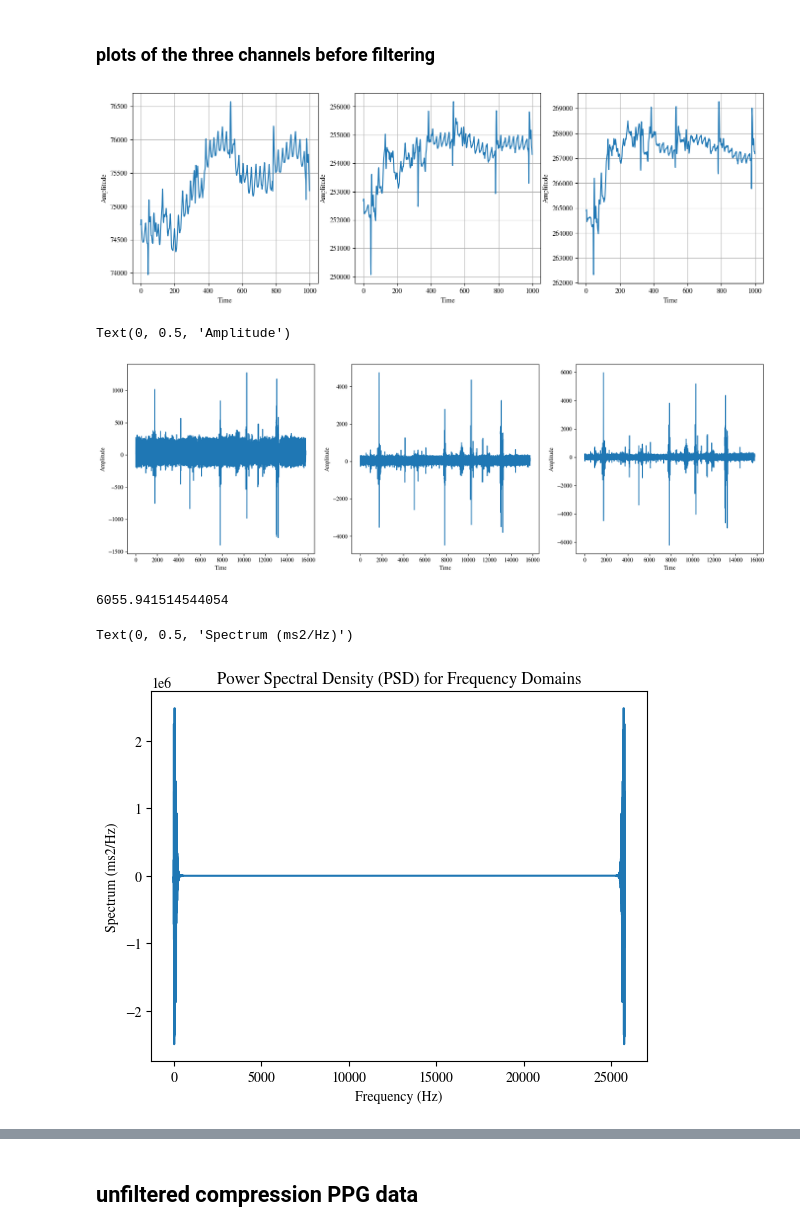
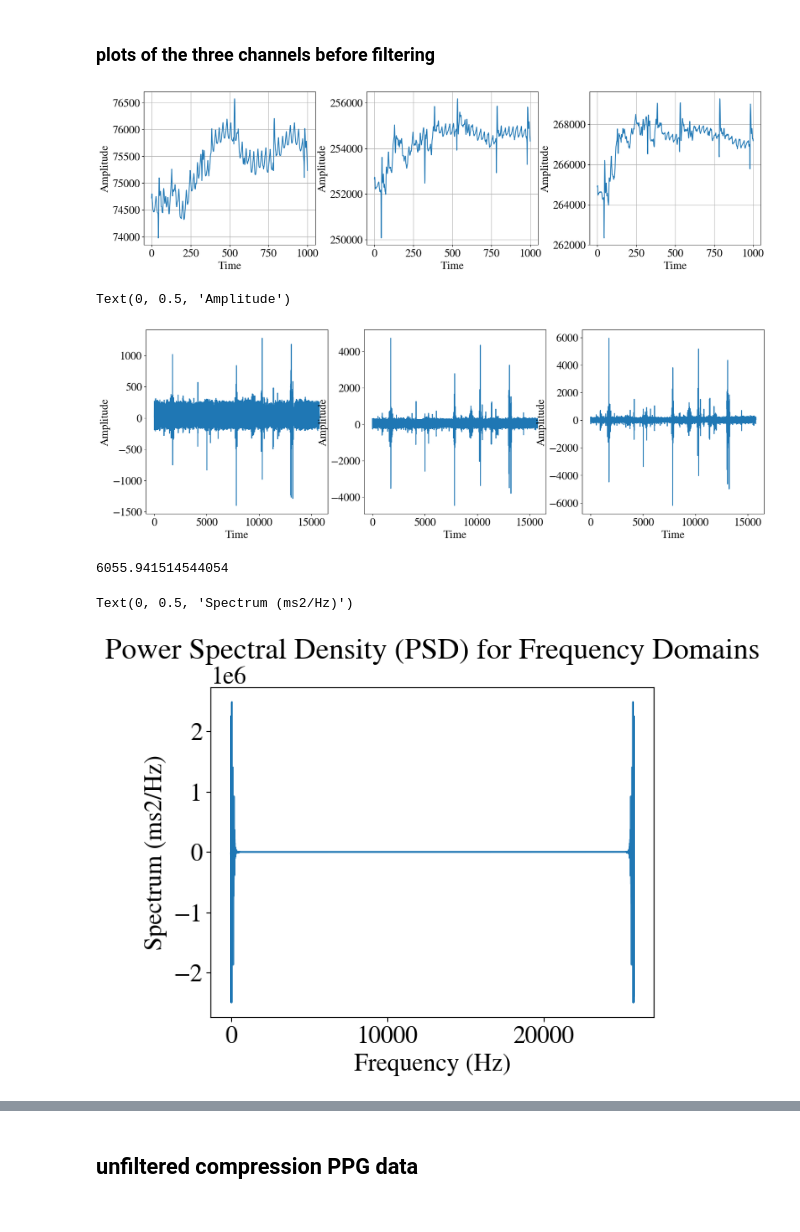
Before and after one commit to SenuraHansaja/H-IoT-Golob-Rice-Compression-Automation, a Jupyter notebook: PPG data/PPG_plots.ipynb, the cells around one changed output, grey strips where cells are left out. Drawn from its saved outputs; the diff is of its cells as text; code cells hidden in the pictures.

Commit message:
data

```diff
--- a/PPG data/PPG_plots.ipynb
+++ b/PPG data/PPG_plots.ipynb
@@ -8,6 +8,11 @@ from golomb_code import encode, decode
 import os
 from butterworth import butter_bandpass_filter_zi
 from scipy.interpolate import make_interp_spline
+# %%
+### data 1 compression - filtered data
+plt.rcParams['mathtext.fontset'] = 'cm'
+plt.rcParams['font.family'] = 'STIXGeneral'
+plt.rcParams.update({'font.size': 20})
 # %%
 '''
 each column represent the one light source in the ppg sensor
@@ -39,25 +44,26 @@ data['Unnamed: 3'].min(), data['Unnamed: 3'].max(), data['Unnamed: 3'].mean()
 ### plots of the three channels before filtering
 # %%
 
-plt.figure(figsize=(16.5,5))
+plt.figure(figsize=(20,5))
 plt.subplot(1, 3, 1)
 plt.plot(data['Unnamed: 1'][:1000])
 plt.xlabel('Time')
 plt.ylabel('Amplitude')
 plt.grid()
 plt.subplot(1,3,2)
 plt.plot(data['Unnamed: 2'][:1000])
 plt.xlabel('Time')
 plt.ylabel('Amplitude')
 plt.grid()
 plt.subplot(1,3,3)
 plt.plot(data['Unnamed: 3'][:1000])
 plt.xlabel('Time')
 plt.ylabel('Amplitude')
 plt.grid()
+plt.subplots_adjust(wspace=0.3)
 plt.savefig('ppg_unfiltered.pdf',  bbox_inches = 'tight')
 # %% [output]
-[figure, old version]
+[figure, new version]
 # %%
 plt.figure(figsize=(20,6))
 plt.subplot(1, 3, 1)
@@ -74,7 +80,7 @@ plt.xlabel('Time')
 plt.ylabel('Amplitude')
 # %% [output]
 Text(0, 0.5, 'Amplitude')
-[figure, old version]
+[figure, new version]
 # %%
 nk_cleaned = {
               'Channel 1' : nk.ppg_clean(data['Unnamed: 1']),
@@ -93,7 +99,7 @@ plt.xlabel('Frequency (Hz)')
 plt.ylabel('Spectrum (ms2/Hz)')
 # %% [output]
 Text(0, 0.5, 'Spectrum (ms2/Hz)')
-[figure, old version]
+[figure, new version]
 # %%
 signal = nk.signal_simulate(frequency=5) + 0.5*nk.signal_simulate(frequency=20)
 power_plot1 = nk.signal_power(nk.ppg_clean(data['Unnamed: 1']), frequency_band=[(0, 10)], method="welch", show=True)
```
Also changed, not shown: parts of 10 cells of this notebook, 4 other files.
